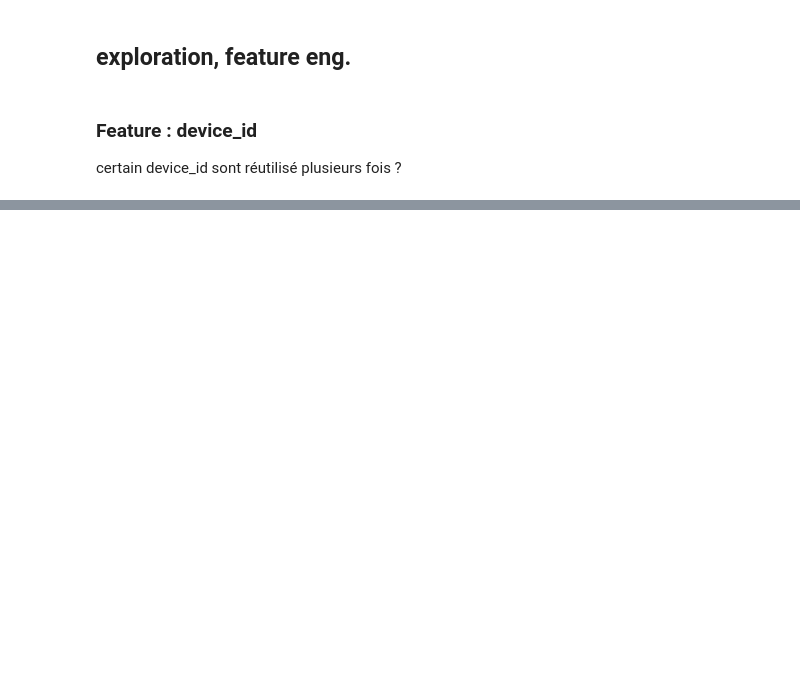
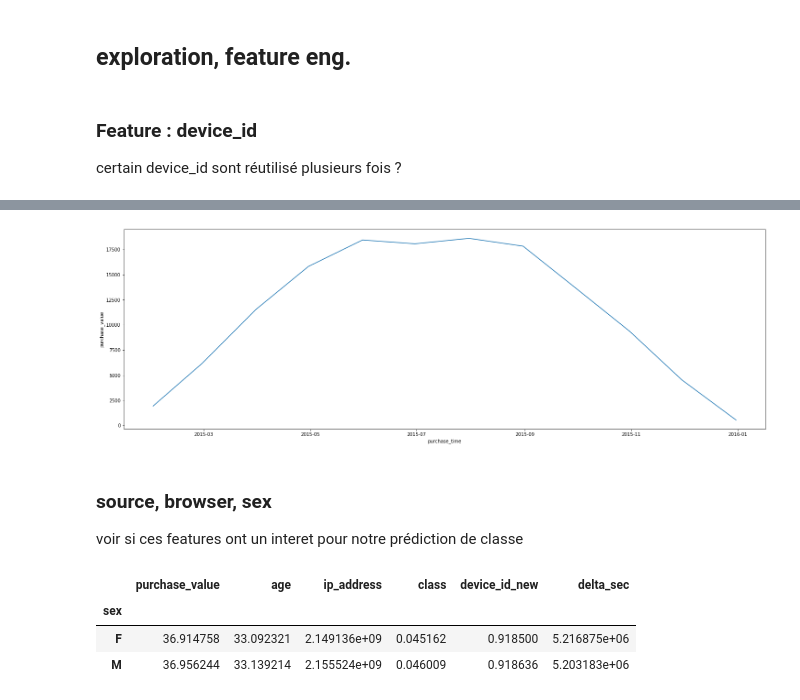
Before and after one commit to slowsry/projet-jedha-s4, a Jupyter notebook: fraud_detect_project.ipynb, the cells around one changed output, grey strips where cells are left out. Cells and saved outputs as stored; diff of their text form; code cells hidden in the pictures; blank space fills up the shorter version.

```diff
--- a/fraud_detect_project.ipynb
+++ b/fraud_detect_project.ipynb
@@ -312,0 +261,20 @@ fd.groupby(['country', 'age_group'])['purchase_value'].mean().reset_index()
+# %%
+from matplotlib import pyplot
+fig, ax = pyplot.subplots(figsize=(25,8))
+
+tmp = fd[fd['class']==0].set_index('purchase_time').resample('1m').count().reset_index()
+
+_ = sns.lineplot(x='purchase_time', y='purchase_value', data=tmp)
+# %% [output]
+[figure, added]
+# %% [markdown]
+### source, browser, sex
+
+voir si ces features ont un interet pour notre prédiction de classe
+# %%
+fd.groupby('sex').mean()
+# %% [output]
+|  | purchase_value | age | ip_address | class | device_id_new | delta_sec |
+| sex |  |  |  |  |  |  |
+| F | 36.914758 | 33.092321 | 2.149136e+09 | 0.045162 | 0.918500 | 5.216875e+06 |
+| M | 36.956244 | 33.139214 | 2.155524e+09 | 0.046009 | 0.918636 | 5.203183e+06 |
```
Also changed, not shown: parts of 59 cells of this notebook.
